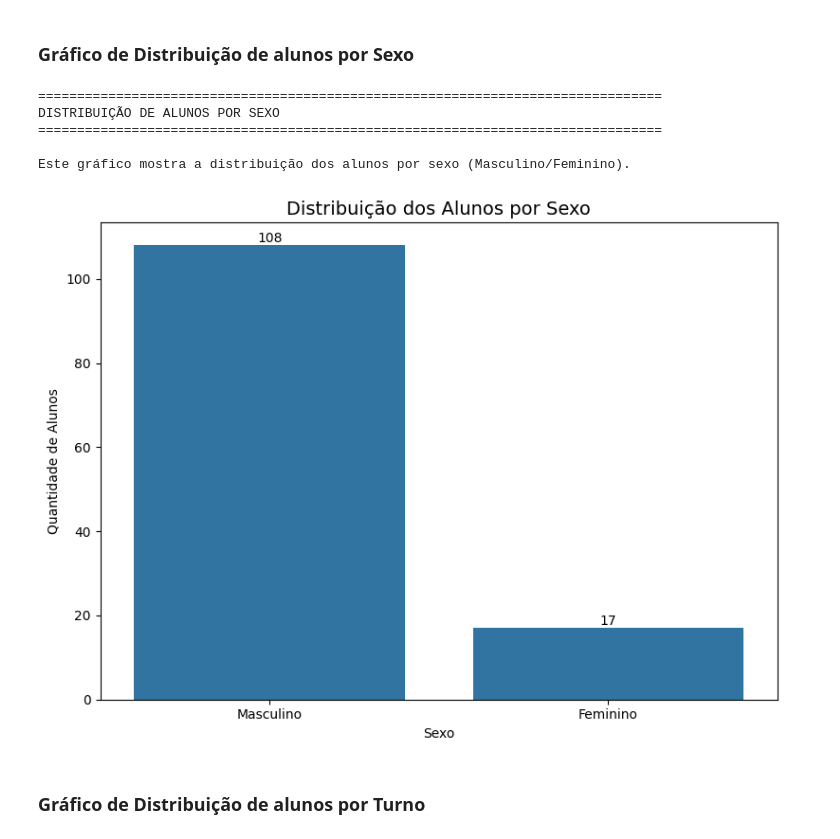
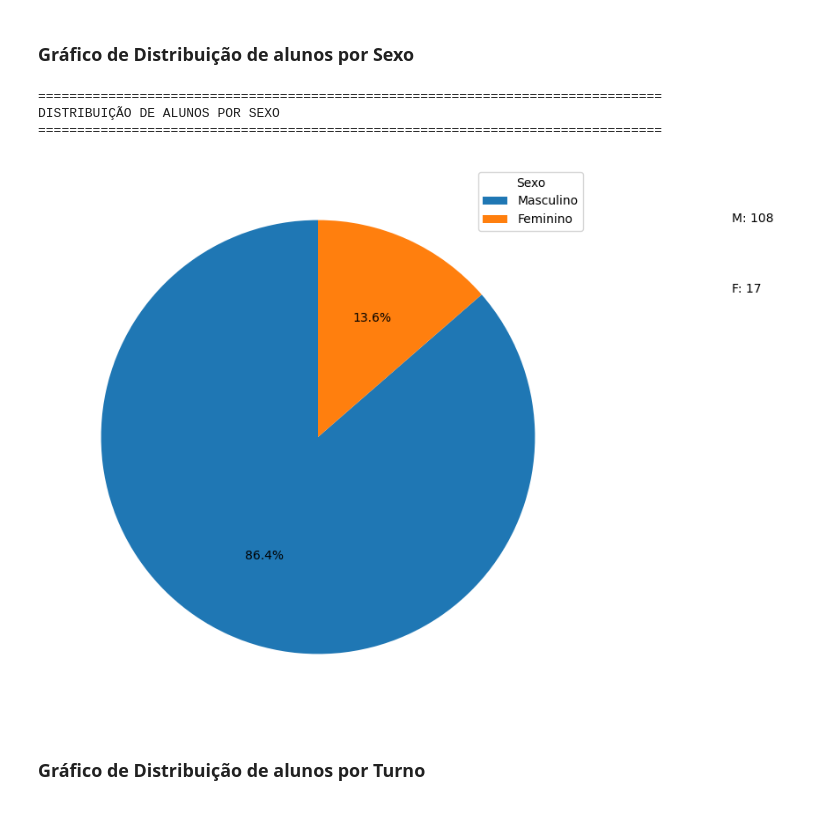
Before and after one commit to Ppedro-Leal/Enade-DataAnalise, a Jupyter notebook: Analise_de_dados_ENADE.ipynb, the cells around one changed output. Drawn from its saved outputs; the diff is of its cells as text; code cells hidden in the pictures.

```diff
--- a/Analise_de_dados_ENADE.ipynb
+++ b/Analise_de_dados_ENADE.ipynb
@@ -155,35 +187,26 @@ Distribuição por Categoria Administrativa:
 | Publica | 34 | 27.2 |
 # %% [markdown]
 ### **Gráfico de Distribuição de alunos por Sexo**
-# %%
-print("="*80)
-print("DISTRIBUIÇÃO DE ALUNOS POR SEXO")
-print("="*80)
-print("\nEste gráfico mostra a distribuição dos alunos por sexo (Masculino/Feminino).\n")
-
-plt.figure(figsize=(8, 6))
-sns.countplot(data=dados_enade, x='SEXO', order=['M', 'F'])
-plt.title('Distribuição dos Alunos por Sexo', fontsize=14)
-plt.xlabel('Sexo')
-plt.ylabel('Quantidade de Alunos')
-plt.xticks([0, 1], ['Masculino', 'Feminino'])
-
-for p in plt.gca().patches:
-    plt.gca().annotate(f'{p.get_height():.0f}',
-                      (p.get_x() + p.get_width()/2., p.get_height()),
-                      ha='center', va='center',
-                      xytext=(0, 5),
-                      textcoords='offset points')
-
-plt.tight_layout()
-plt.show()
-# %% [output]
-================================================================================
-DISTRIBUIÇÃO DE ALUNOS POR SEXO
-================================================================================
-
-Este gráfico mostra a distribuição dos alunos por sexo (Masculino/Feminino).
-[figure, removed]
+# %%
+print("="*80)
+print("DISTRIBUIÇÃO DE ALUNOS POR SEXO")
+print("="*80)
+
+sex_counts = dados_enade['SEXO'].value_counts()
+
+plt.figure(figsize=(8, 8))
+plt.pie(sex_counts, autopct='%1.1f%%', startangle=90 )
+
+plt.legend(title="Sexo", labels=['Masculino', 'Feminino'], loc="best")
+
+for i, count in enumerate(sex_counts):
+  plt.text(1.1, 0.8-i*0.1, f"{sex_counts.index[i]}: {count}", transform=plt.gcf().transFigure)
+plt.show()
+# %% [output]
+================================================================================
+DISTRIBUIÇÃO DE ALUNOS POR SEXO
+================================================================================
+[figure, added]
 # %% [markdown]
 ### **Gráfico de Distribuição de alunos por Turno**
 # %%
```
Also changed, not shown: parts of 10 cells of this notebook.
